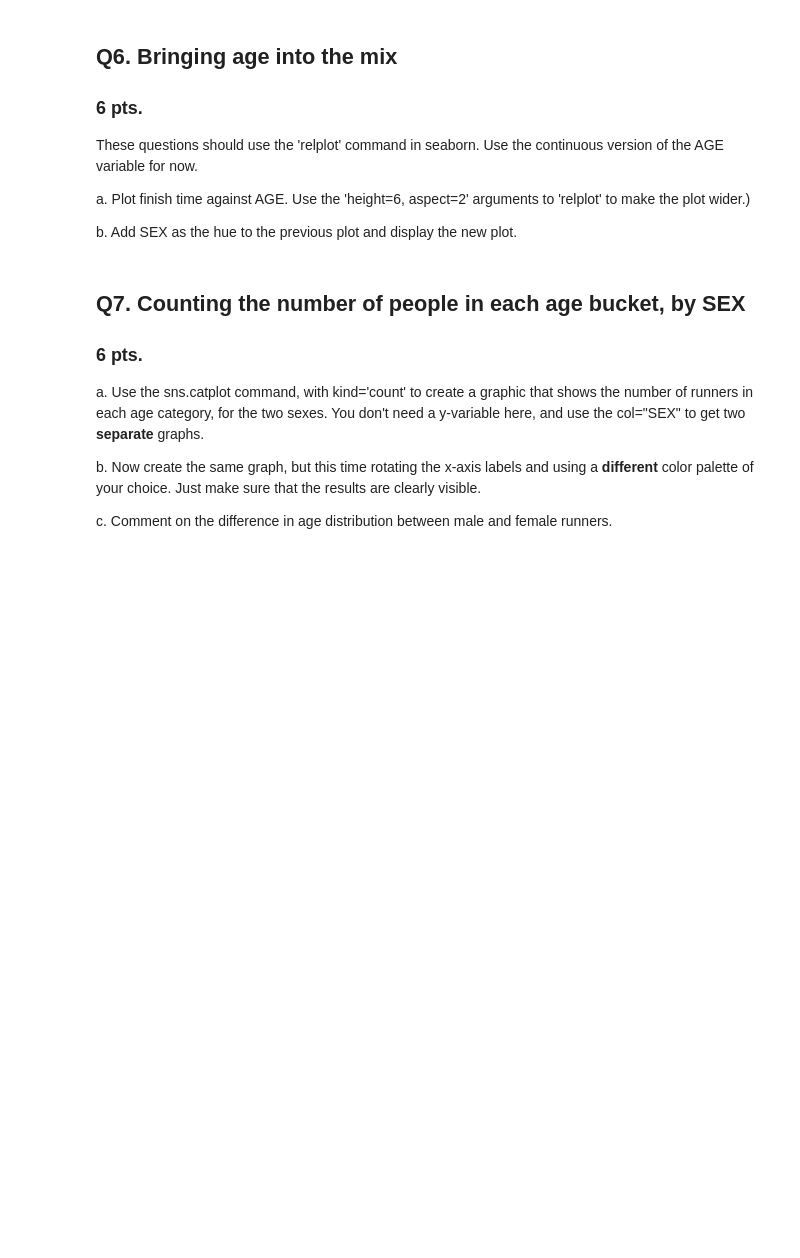
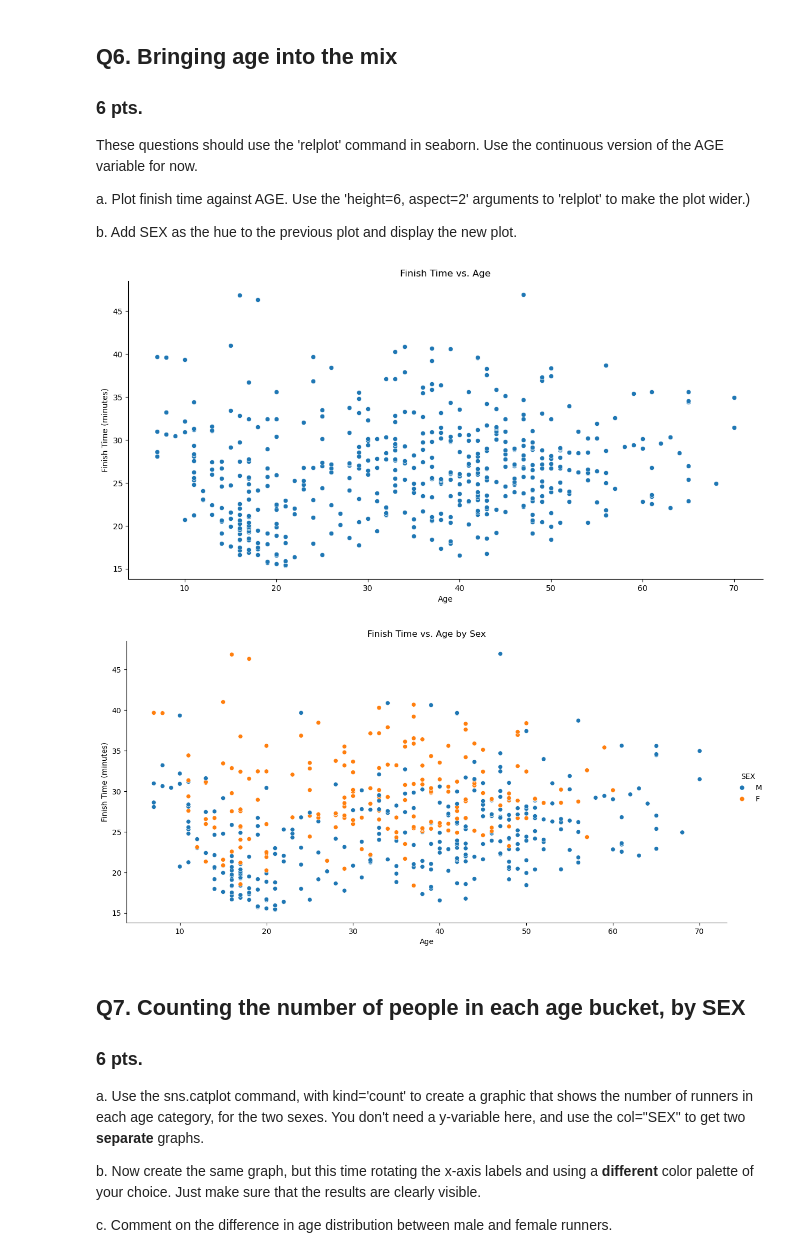
Before and after one commit to vidursaigal/STAT4770-Homework, a Jupyter notebook: CB_03.ipynb, the cells around one changed output. Saved outputs shown, nothing was run; the diff lists cells and outputs as text; code cells hidden in the pictures; blank space fills up the shorter version.

```diff
--- a/CB_03.ipynb
+++ b/CB_03.ipynb
@@ -195,3 +217,19 @@ b. Add SEX as the hue to the previous plot and display the new plot.
+# %%
+#6a. (3pts.)
+sns.relplot(data=run_data, x="AGE", y="Finish_Time", height=6, aspect=2)
+plt.title("Finish Time vs. Age")
+plt.xlabel("Age")
+plt.ylabel("Finish Time (minutes)")
+plt.show()
+#6b. (3pts.)
+sns.relplot(data=run_data, x="AGE", y="Finish_Time", hue="SEX", height=6, aspect=2)
+plt.title("Finish Time vs. Age by Sex")
+plt.xlabel("Age")
+plt.ylabel("Finish Time (minutes)")
+plt.show()
+# %% [output]
+[figure, added]
+[figure, added]
 # %% [markdown]
 ## Q7. Counting the number of people in each age bucket, by SEX
 ### 6 pts.
```
Also changed, not shown: parts of 12 cells of this notebook.
